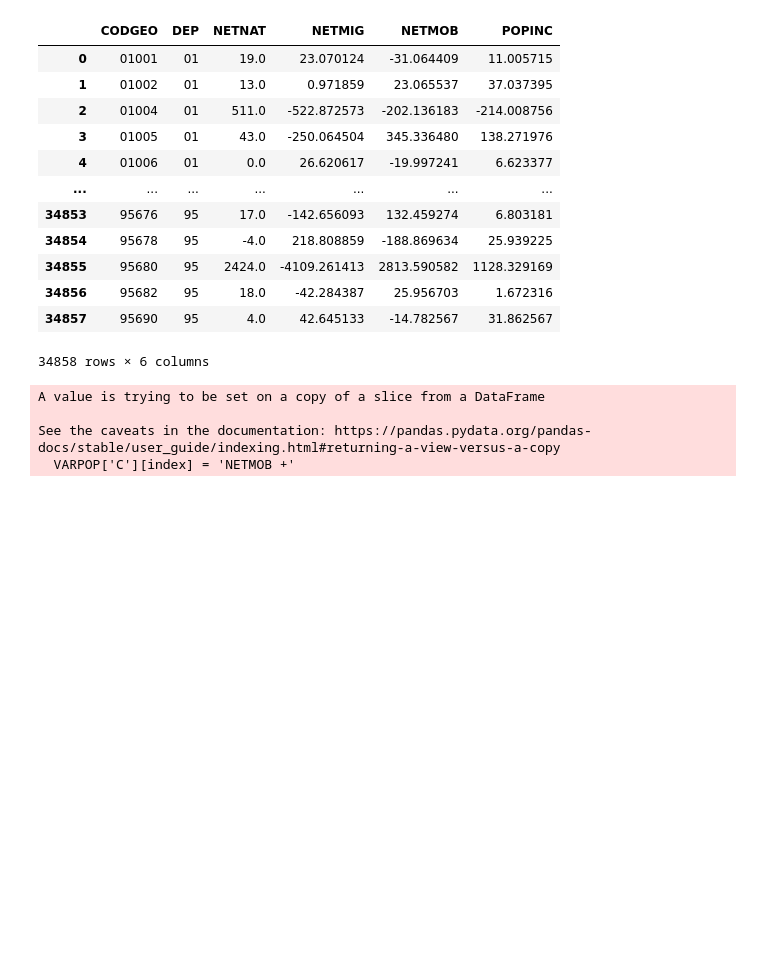
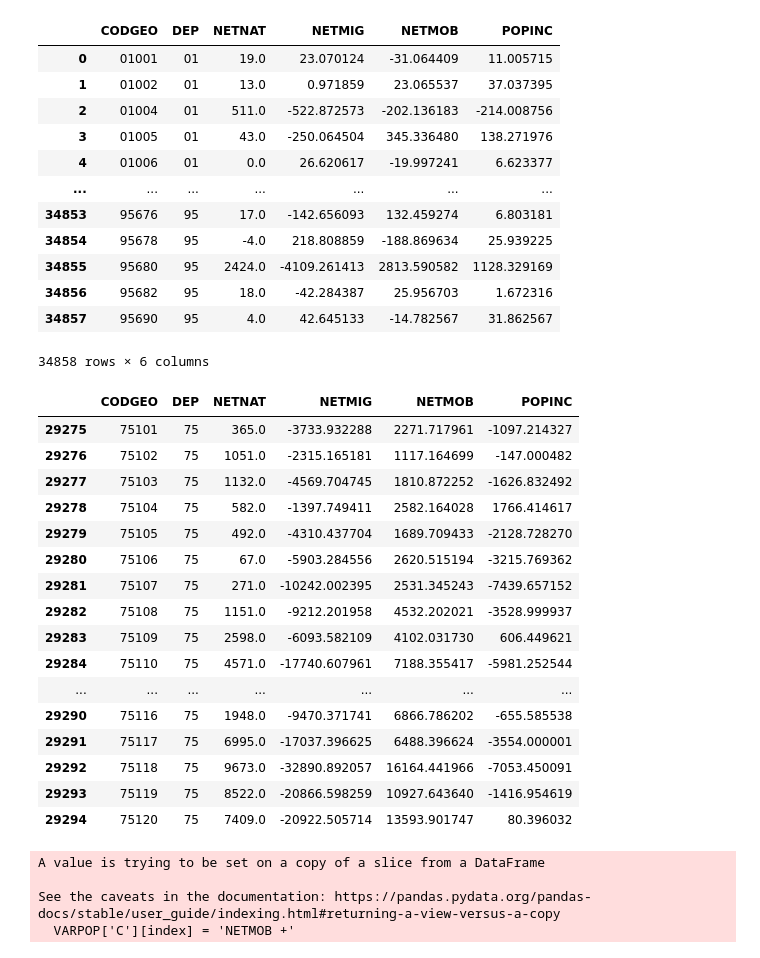
Before and after one commit to simoncappe/Projet-Info-S2--D-clin-d-mographique, a Jupyter notebook: POPINC.ipynb, the cells around one changed output. Drawn from its saved outputs; the diff is of its cells as text; code cells hidden in the pictures; blank space fills up the shorter version.

```diff
--- a/POPINC.ipynb
+++ b/POPINC.ipynb
@@ -261,6 +276,27 @@ VARPOP
 | 34856 | 95682 | 95 | 18.0 | -42.284387 | 25.956703 | 1.672316 |
 | 34857 | 95690 | 95 | 4.0 | 42.645133 | -14.782567 | 31.862567 |
 34858 rows × 6 columns
+# %%
+VARPOP['DEP'][29275:29295]= '75'
+VARPOP[VARPOP.DEP == '75']
+# %% [output]
+|  | CODGEO | DEP | NETNAT | NETMIG | NETMOB | POPINC |
+| 29275 | 75101 | 75 | 365.0 | -3733.932288 | 2271.717961 | -1097.214327 |
+| 29276 | 75102 | 75 | 1051.0 | -2315.165181 | 1117.164699 | -147.000482 |
+| 29277 | 75103 | 75 | 1132.0 | -4569.704745 | 1810.872252 | -1626.832492 |
+| 29278 | 75104 | 75 | 582.0 | -1397.749411 | 2582.164028 | 1766.414617 |
+| 29279 | 75105 | 75 | 492.0 | -4310.437704 | 1689.709433 | -2128.728270 |
+| 29280 | 75106 | 75 | 67.0 | -5903.284556 | 2620.515194 | -3215.769362 |
+| 29281 | 75107 | 75 | 271.0 | -10242.002395 | 2531.345243 | -7439.657152 |
+| 29282 | 75108 | 75 | 1151.0 | -9212.201958 | 4532.202021 | -3528.999937 |
+| 29283 | 75109 | 75 | 2598.0 | -6093.582109 | 4102.031730 | 606.449621 |
+| 29284 | 75110 | 75 | 4571.0 | -17740.607961 | 7188.355417 | -5981.252544 |
+| ... | ... | ... | ... | ... | ... | ... |
+| 29290 | 75116 | 75 | 1948.0 | -9470.371741 | 6866.786202 | -655.585538 |
+| 29291 | 75117 | 75 | 6995.0 | -17037.396625 | 6488.396624 | -3554.000001 |
+| 29292 | 75118 | 75 | 9673.0 | -32890.892057 | 16164.441966 | -7053.450091 |
+| 29293 | 75119 | 75 | 8522.0 | -20866.598259 | 10927.643640 | -1416.954619 |
+| 29294 | 75120 | 75 | 7409.0 | -20922.505714 | 13593.901747 | 80.396032 |
 # %%
 # Création de colonnes pour la visualisation
 VARPOP['CAUSE'] = np.abs(VARPOP[['NETNAT', 'NETMOB', 'NETMIG']]).idxmax(
```
Also changed, not shown: parts of 9 cells of this notebook, 2 other files.
